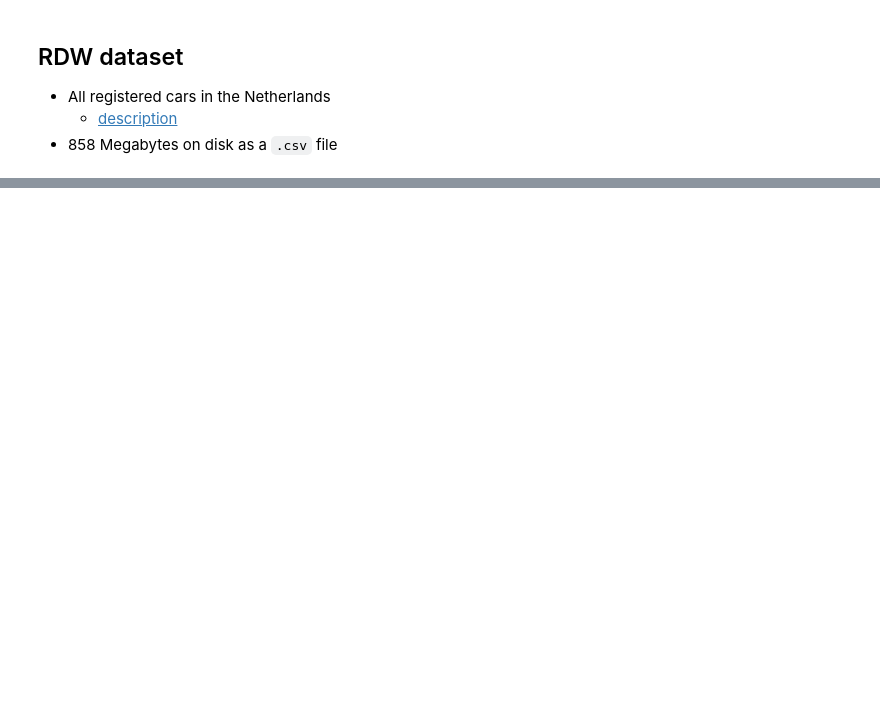
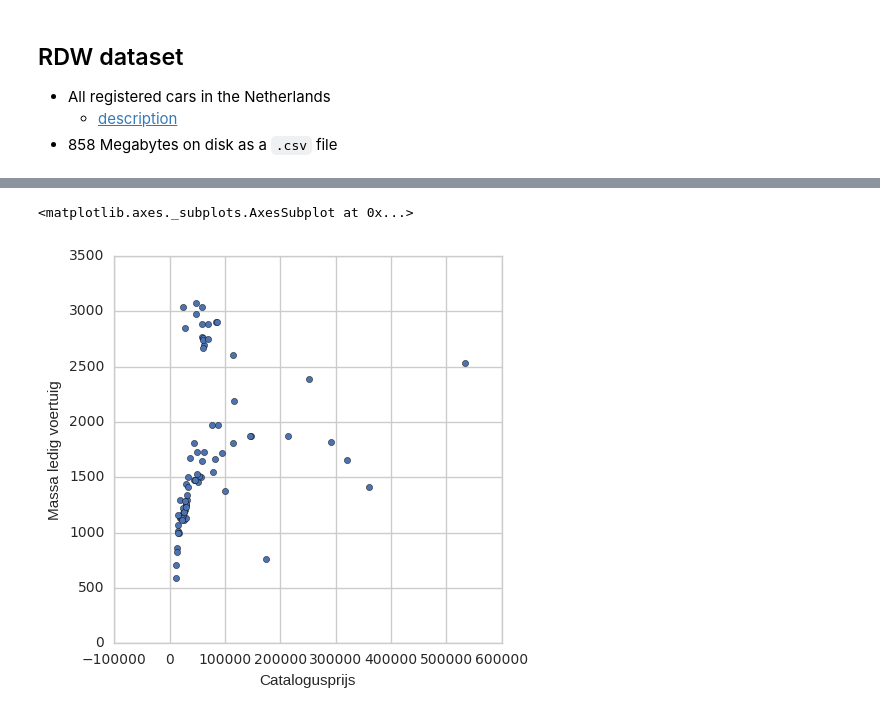
Before and after one commit to Gijs-Koot/python-training, a Jupyter notebook: 3_data_analysis/2_pandas.ipynb, the cells around one changed output, grey strips where cells are left out. Cells and saved outputs as stored; diff of their text form; code cells hidden in the pictures; blank space fills up the shorter version.

```diff
--- a/3_data_analysis/2_pandas.ipynb
+++ b/3_data_analysis/2_pandas.ipynb
@@ -174,0 +409,3 @@ pd.cut(eerste_toelating.dt.year, bins=np.arange(1900, 2021, 10)).value_counts().
+# %%
+by_merk = rdw.dropna().groupby("Merk").mean()
+by_merk.head(10)
@@ -174,0 +425,5 @@ pd.cut(eerste_toelating.dt.year, bins=np.arange(1900, 2021, 10)).value_counts().
+# %%
+by_merk.plot.scatter(x="Catalogusprijs", y="Massa ledig voertuig", figsize=(5, 5))
+# %% [output]
+<matplotlib.axes._subplots.AxesSubplot at 0x...>
+[figure, added]
```
Also changed, not shown: parts of 61 cells of this notebook, 5 other files.
